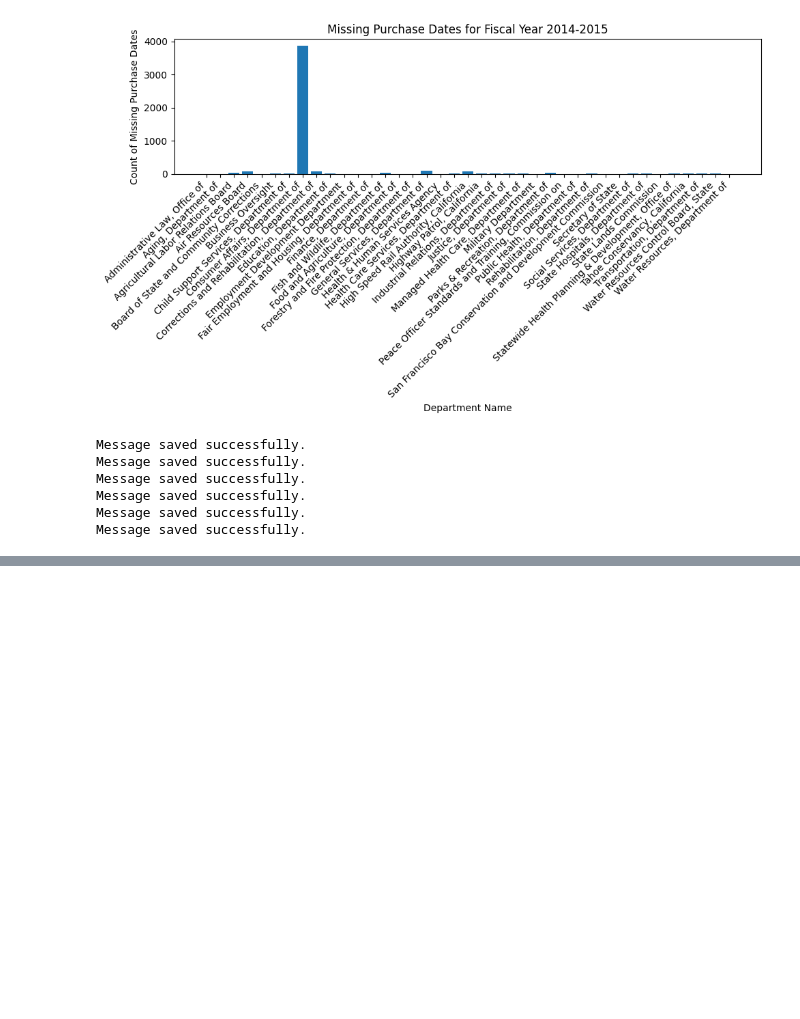
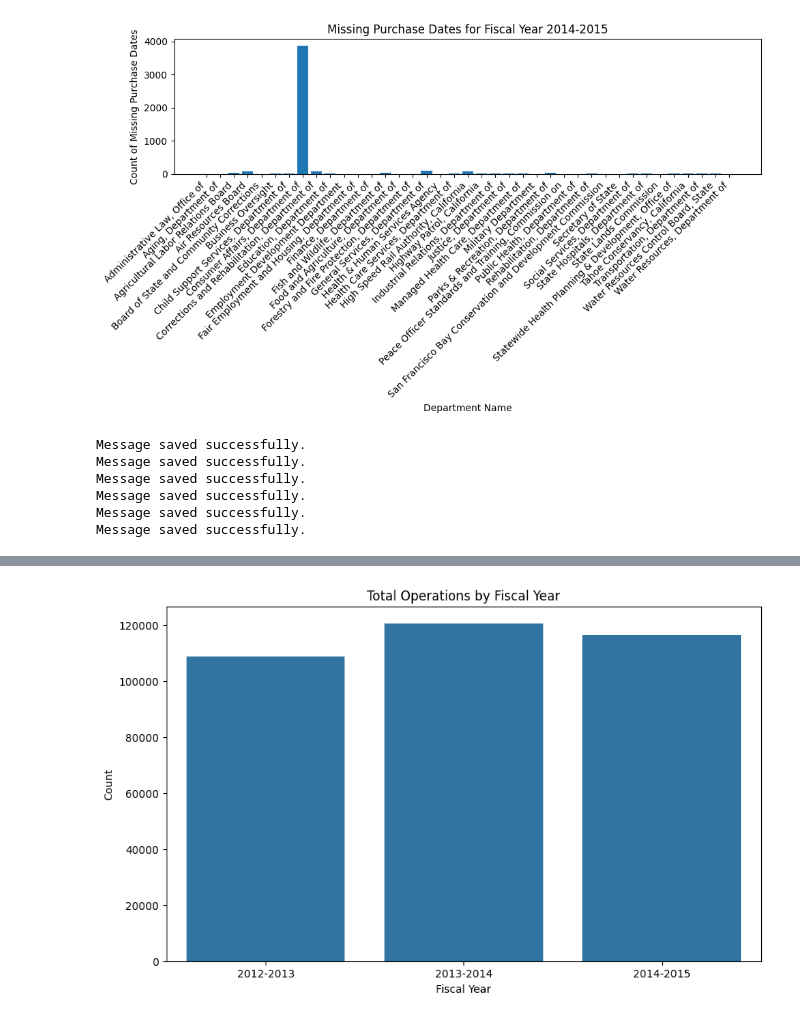
Before and after one commit to Elghandour-eng/Large-Purchases-by-the-State-of-CA-EDA, a Jupyter notebook: Data-Exploration.ipynb, the cells around one changed output, grey strips where cells are left out. Cells and saved outputs as stored; diff of their text form; code cells hidden in the pictures; blank space fills up the shorter version.

```diff
--- a/Data-Exploration.ipynb
+++ b/Data-Exploration.ipynb
@@ -546,0 +662,17 @@ Message saved successfully.
+# %%
+# Remove non-numeric characters and strip whitespace
+df['Total Price'] = df['Total Price'].str.replace(r'[^0-9.]', '', regex=True).str.strip()
+
+# Convert to numeric
+df['Total Price'] = pd.to_numeric(df['Total Price'], errors='coerce')
+
+# Calculate min and max for 'CalCard' == 'NO'
+min_price = df[df['CalCard'] == 'NO']['Total Price'].min()
+max_price = df[df['CalCard'] == 'NO']['Total Price'].max()
+
+print(f"Min Price: {min_price}")
+print(f"Max Price: {max_price}")
+
+notes.take_message("Can't Find any pattern or reason about why littile number of operaions is using CelCard, so we will keep it as it is")
+decidesions_file.take_message("---")  # Add Break Line
+decidesions_file.take_message("# 5- I will keep CalCard as it is. just add One-Hot-Encoding to it.")  # Add Break Line
@@ -546,0 +695,12 @@ Message saved successfully.
+# %%
+# Define the order you want for the fiscal years
+order = ['2012-2013', '2013-2014', '2014-2015']
+
+plt.figure(figsize=(10, 6))
+sns.countplot(x='Fiscal Year', data=df, order=order)
+plt.title('Total Operations by Fiscal Year')
+plt.xlabel('Fiscal Year')
+plt.ylabel('Count')
+plt.show()
+# %% [output]
+[figure, added]
```
Also changed, not shown: parts of 21 cells of this notebook, 5 other files.
